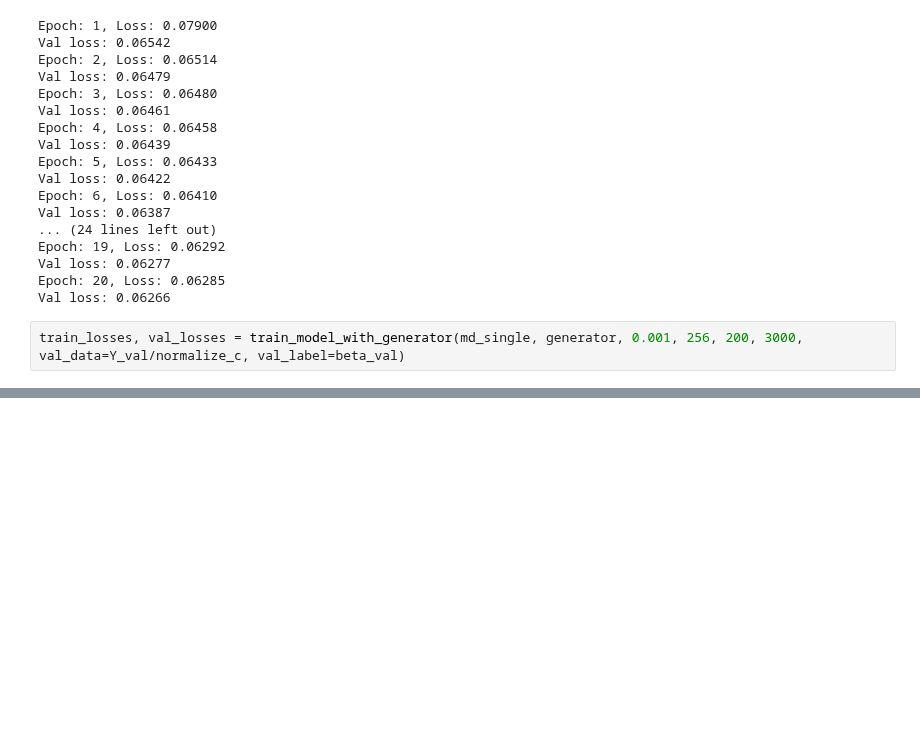
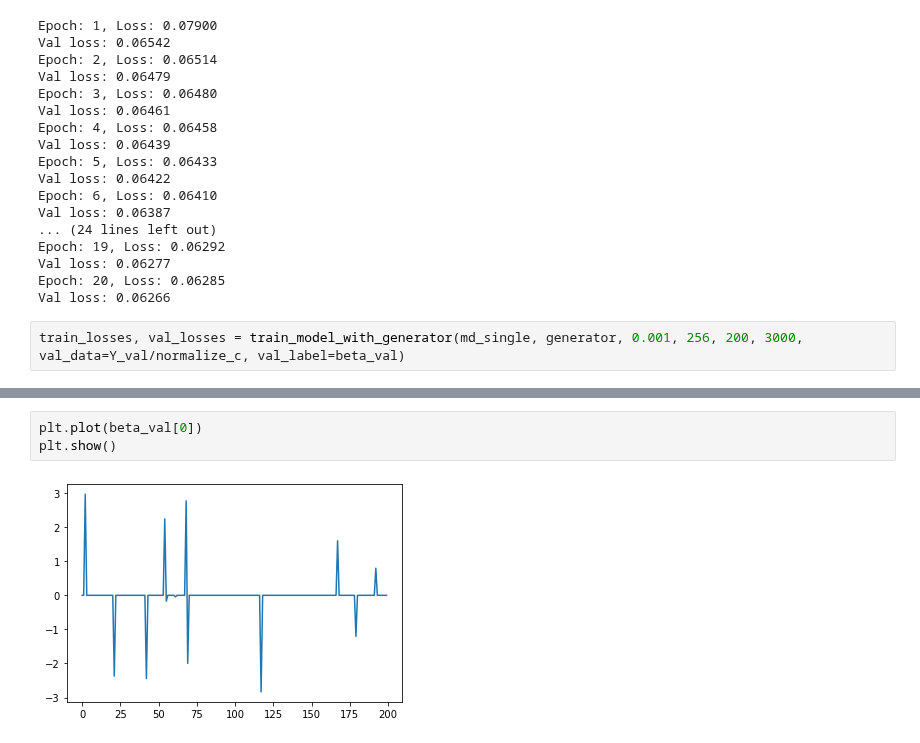
Before and after one commit to glory-99/simulation-based-inference, a Jupyter notebook: model_selection.ipynb, the cells around one changed output, grey strips where cells are left out. Cells and saved outputs as stored; diff of their text form; blank space fills up the shorter version.

```diff
--- a/model_selection.ipynb
+++ b/model_selection.ipynb
@@ -489,0 +501,5 @@ train_losses, val_losses = train_model_with_generator(md_single, generator, 0.00
+# %%
+plt.plot(beta_val[0])
+plt.show()
+# %% [output]
+[figure, added]
```
Also changed, not shown: parts of 5 cells of this notebook.
